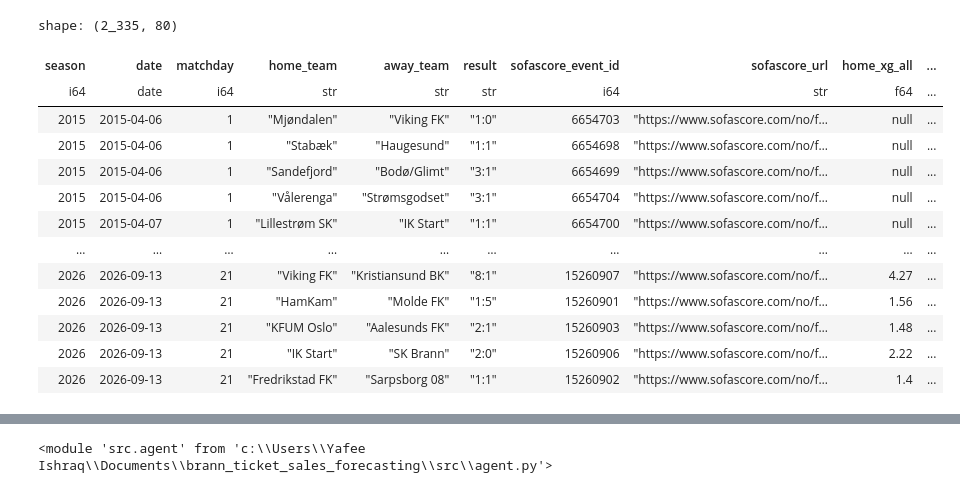
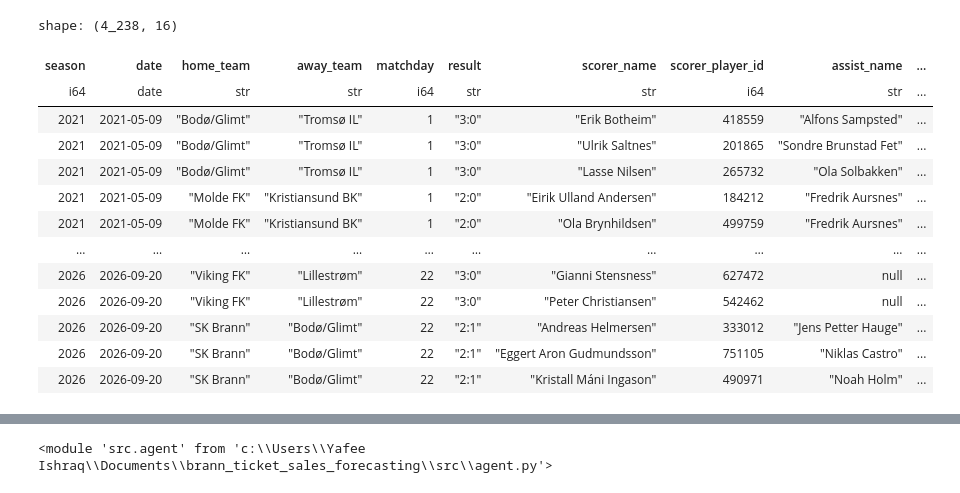
Before and after one commit to PolarsDude/brann_ticket_sales_forecasting, a Jupyter notebook: notebook.ipynb, the cells around one changed output, grey strips where cells are left out. Saved outputs shown, nothing was run; the diff lists cells and outputs as text; code cells hidden in the pictures.

Commit message:
change lineup data

```diff
--- a/notebook.ipynb
+++ b/notebook.ipynb
@@ -104,21 +27,28 @@ KeyboardInterrupt:
 # %%
-# List all table names
-db_path = Path("data/brann.duckdb")
-con = duckdb.connect(str(db_path))
-table = pl.from_arrow(con.execute("SELECT * FROM fct_match_statistics").arrow())
-table
+con = duckdb.connect(str(Path(db_path)))
+(
+pl
+.from_arrow(con.execute("""select * from fct_goal_contributions
+
+""")
+.arrow()
+)
+
+
+
+)
 # %% [output]
-shape: (2_335, 80)
+shape: (4_238, 16)
-| season | date | matchday | home_team | away_team | result | sofascore_event_id | sofascore_url | home_xg_all | ... |
-| i64 | date | i64 | str | str | str | i64 | str | f64 | ... |
-| 2015 | 2015-04-06 | 1 | "Mjøndalen" | "Viking FK" | "1:0" | 6654703 | "https://www.sofascore.com/no/f… | null | ... |
-| 2015 | 2015-04-06 | 1 | "Stabæk" | "Haugesund" | "1:1" | 6654698 | "https://www.sofascore.com/no/f… | null | ... |
-| 2015 | 2015-04-06 | 1 | "Sandefjord" | "Bodø/Glimt" | "3:1" | 6654699 | "https://www.sofascore.com/no/f… | null | ... |
-| 2015 | 2015-04-06 | 1 | "Vålerenga" | "Strømsgodset" | "3:1" | 6654704 | "https://www.sofascore.com/no/f… | null | ... |
-| 2015 | 2015-04-07 | 1 | "Lillestrøm SK" | "IK Start" | "1:1" | 6654700 | "https://www.sofascore.com/no/f… | null | ... |
+| season | date | home_team | away_team | matchday | result | scorer_name | scorer_player_id | assist_name | ... |
+| i64 | date | str | str | i64 | str | str | i64 | str | ... |
+| 2021 | 2021-05-09 | "Bodø/Glimt" | "Tromsø IL" | 1 | "3:0" | "Erik Botheim" | 418559 | "Alfons Sampsted" | ... |
+| 2021 | 2021-05-09 | "Bodø/Glimt" | "Tromsø IL" | 1 | "3:0" | "Ulrik Saltnes" | 201865 | "Sondre Brunstad Fet" | ... |
+| 2021 | 2021-05-09 | "Bodø/Glimt" | "Tromsø IL" | 1 | "3:0" | "Lasse Nilsen" | 265732 | "Ola Solbakken" | ... |
+| 2021 | 2021-05-09 | "Molde FK" | "Kristiansund BK" | 1 | "2:0" | "Eirik Ulland Andersen" | 184212 | "Fredrik Aursnes" | ... |
+| 2021 | 2021-05-09 | "Molde FK" | "Kristiansund BK" | 1 | "2:0" | "Ola Brynhildsen" | 499759 | "Fredrik Aursnes" | ... |
 | … | … | … | … | … | … | … | … | … | ... |
-| 2026 | 2026-09-13 | 21 | "Viking FK" | "Kristiansund BK" | "8:1" | 15260907 | "https://www.sofascore.com/no/f… | 4.27 | ... |
-| 2026 | 2026-09-13 | 21 | "HamKam" | "Molde FK" | "1:5" | 15260901 | "https://www.sofascore.com/no/f… | 1.56 | ... |
-| 2026 | 2026-09-13 | 21 | "KFUM Oslo" | "Aalesunds FK" | "2:1" | 15260903 | "https://www.sofascore.com/no/f… | 1.48 | ... |
-| 2026 | 2026-09-13 | 21 | "IK Start" | "SK Brann" | "2:0" | 15260906 | "https://www.sofascore.com/no/f… | 2.22 | ... |
-| 2026 | 2026-09-13 | 21 | "Fredrikstad FK" | "Sarpsborg 08" | "1:1" | 15260902 | "https://www.sofascore.com/no/f… | 1.4 | ... |
+| 2026 | 2026-09-20 | "Viking FK" | "Lillestrøm" | 22 | "3:0" | "Gianni Stensness" | 627472 | null | ... |
+| 2026 | 2026-09-20 | "Viking FK" | "Lillestrøm" | 22 | "3:0" | "Peter Christiansen" | 542462 | null | ... |
+| 2026 | 2026-09-20 | "SK Brann" | "Bodø/Glimt" | 22 | "2:1" | "Andreas Helmersen" | 333012 | "Jens Petter Hauge" | ... |
+| 2026 | 2026-09-20 | "SK Brann" | "Bodø/Glimt" | 22 | "2:1" | "Eggert Aron Gudmundsson" | 751105 | "Niklas Castro" | ... |
+| 2026 | 2026-09-20 | "SK Brann" | "Bodø/Glimt" | 22 | "2:1" | "Kristall Máni Ingason" | 490971 | "Noah Holm" | ... |
```
Also changed, not shown: parts of 25 cells of this notebook, 15 other files.
